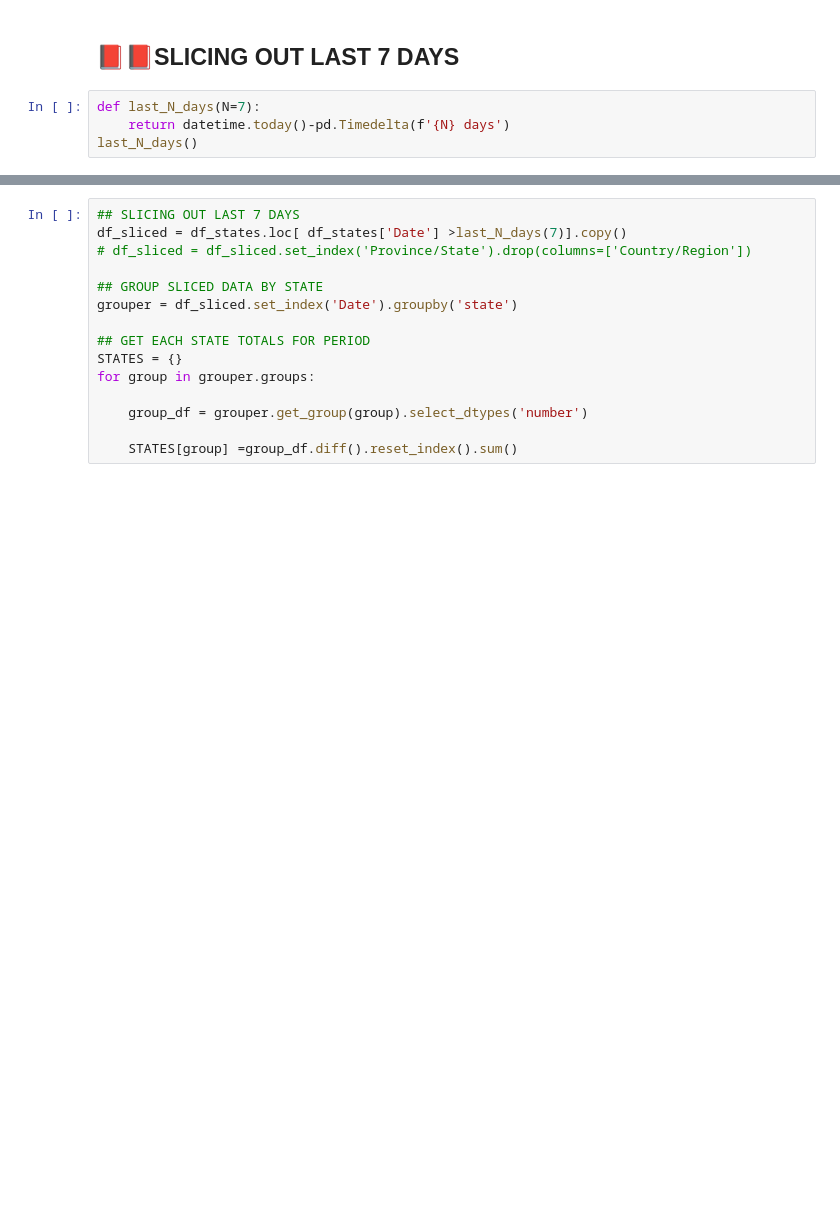
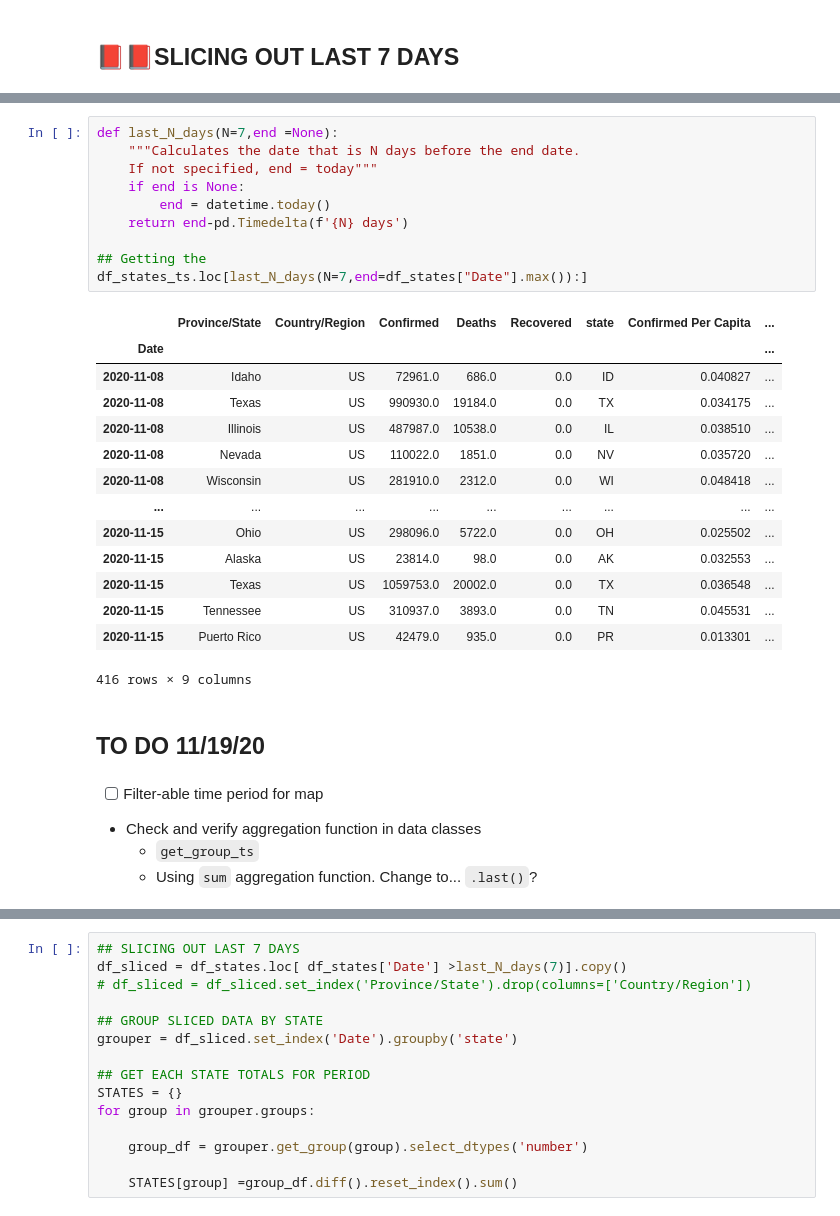
Before and after one commit to jirvingphd/playing-with-coronavirus-data, a Jupyter notebook: coronavirus-v3-WIP.ipynb, the cells around one changed output, grey strips where cells are left out. Drawn from its saved outputs; the diff is of its cells as text; blank space fills up the shorter version.

```diff
--- a/coronavirus-v3-WIP.ipynb
+++ b/coronavirus-v3-WIP.ipynb
@@ -200,7 +224,3 @@ pmap = plot_map_corona(df_states)
 [interactive output not drawn]
 # %% [markdown]
 ## 📕📕SLICING OUT LAST 7 DAYS
-# %%
-def last_N_days(N=7):
-    return datetime.today()-pd.Timedelta(f'{N} days')
-last_N_days()
@@ -208,0 +252,32 @@ datetime.datetime(2020, 7, 7, 23, 35, 35, 324596)
+# %%
+def last_N_days(N=7,end =None):
+    """Calculates the date that is N days before the end date.
+    If not specified, end = today"""
+    if end is None:
+        end = datetime.today()
+    return end-pd.Timedelta(f'{N} days')
+
+## Getting the
+df_states_ts.loc[last_N_days(N=7,end=df_states["Date"].max()):]
+# %% [output]
+|  | Province/State | Country/Region | Confirmed | Deaths | Recovered | state | Confirmed Per Capita | ... |
+| Date |  |  |  |  |  |  |  | ... |
+| 2020-11-08 | Idaho | US | 72961.0 | 686.0 | 0.0 | ID | 0.040827 | ... |
+| 2020-11-08 | Texas | US | 990930.0 | 19184.0 | 0.0 | TX | 0.034175 | ... |
+| 2020-11-08 | Illinois | US | 487987.0 | 10538.0 | 0.0 | IL | 0.038510 | ... |
+| 2020-11-08 | Nevada | US | 110022.0 | 1851.0 | 0.0 | NV | 0.035720 | ... |
+| 2020-11-08 | Wisconsin | US | 281910.0 | 2312.0 | 0.0 | WI | 0.048418 | ... |
+| ... | ... | ... | ... | ... | ... | ... | ... | ... |
+| 2020-11-15 | Ohio | US | 298096.0 | 5722.0 | 0.0 | OH | 0.025502 | ... |
+| 2020-11-15 | Alaska | US | 23814.0 | 98.0 | 0.0 | AK | 0.032553 | ... |
+| 2020-11-15 | Texas | US | 1059753.0 | 20002.0 | 0.0 | TX | 0.036548 | ... |
+| 2020-11-15 | Tennessee | US | 310937.0 | 3893.0 | 0.0 | TN | 0.045531 | ... |
+| 2020-11-15 | Puerto Rico | US | 42479.0 | 935.0 | 0.0 | PR | 0.013301 | ... |
+416 rows × 9 columns
+# %% [markdown]
+## TO DO 11/19/20
+# %% [markdown]
+- [ ] Filter-able time period for map
+- Check and verify aggregation function in data classes
+    - `get_group_ts`
+    - Using `sum` aggregation function. Change to... `.last()`?
```
Also changed, not shown: parts of 30 cells of this notebook, 11 other files.
